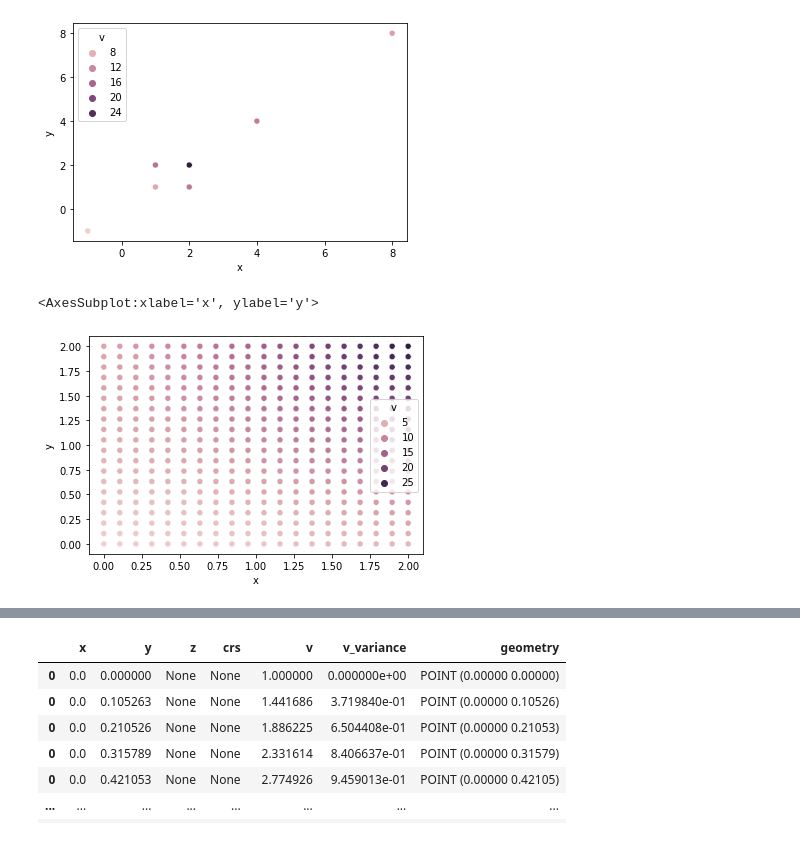
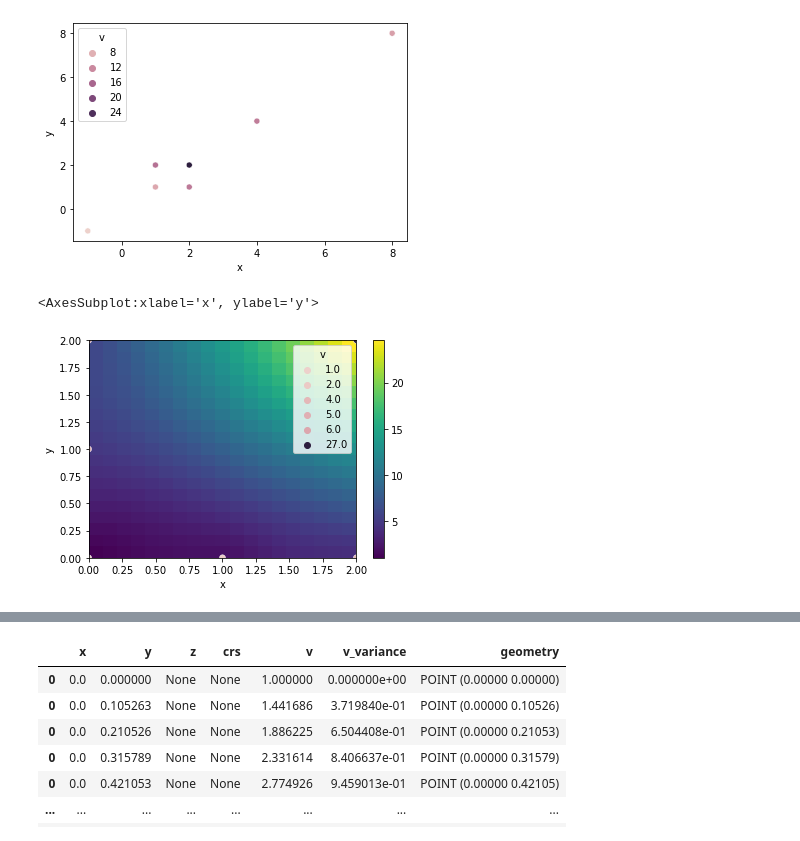
Before and after one commit to scuervo91/volumetricspy, a Jupyter notebook: docs/examples/3-Points/krigging.ipynb, the cells around one changed output, grey strips where cells are left out. Drawn from its saved outputs; the diff is of its cells as text; code cells hidden in the pictures.

```diff
--- a/docs/examples/3-Points/krigging.ipynb
+++ b/docs/examples/3-Points/krigging.ipynb
@@ -66,14 +66,15 @@ wm.plot(hue='v')
 # %%
 xn = np.linspace(0,2,20)
 yn = np.linspace(0,2,20)
 
 xx, yy = np.meshgrid(xn, yn)
 
 dfun = pd.DataFrame({"x":xx.flatten(order='F'),"y":yy.flatten(order='F')})
 cp2 = CloudPoints().from_df(dfun, x='x',y='y')
 wm = s.ordinary_kriging(cp,cp2,v='v')
 
-wm.plot(hue='v')
+wm.plot_mesh('v')
+cp.plot(hue='v')
 # %% [output]
 <AxesSubplot:xlabel='x', ylabel='y'>
-[figure, old version]
+[figure, new version]
```
Also changed, not shown: parts of 12 cells of this notebook, 4 other files.
